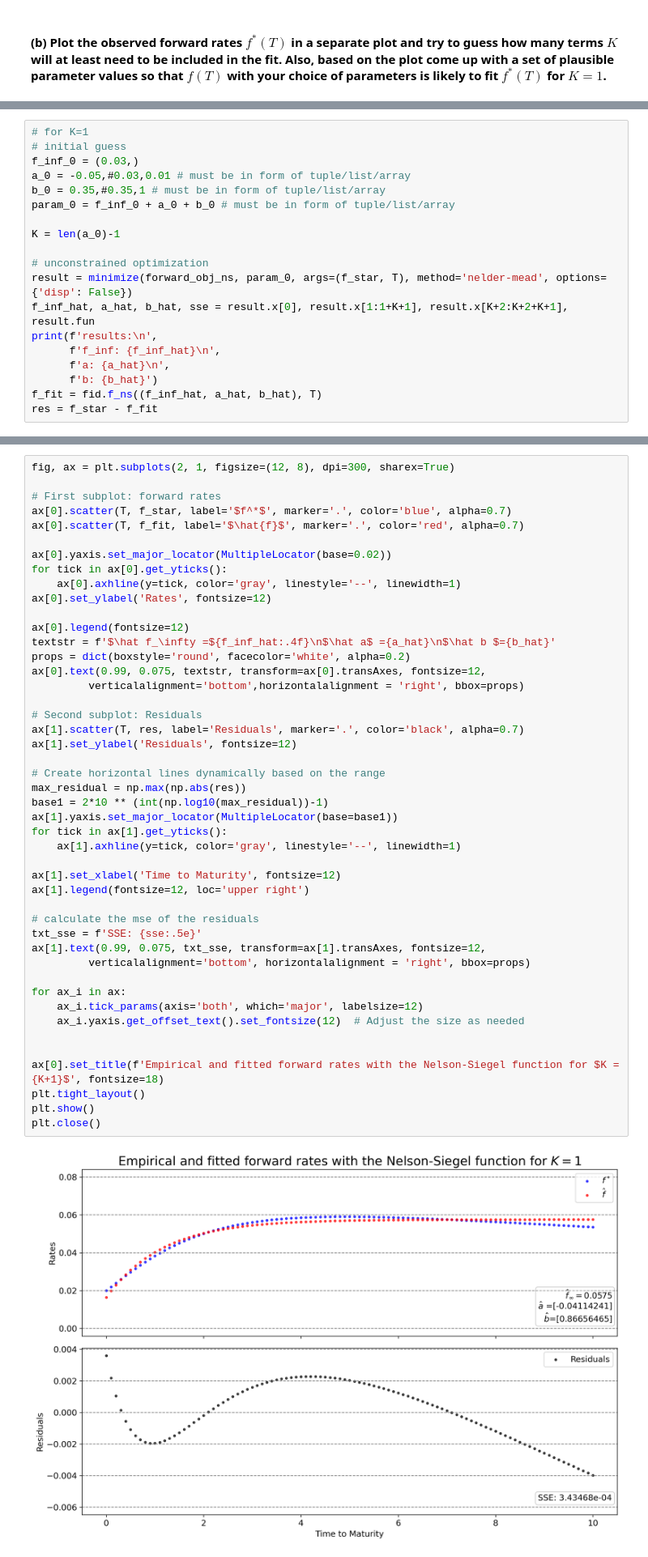
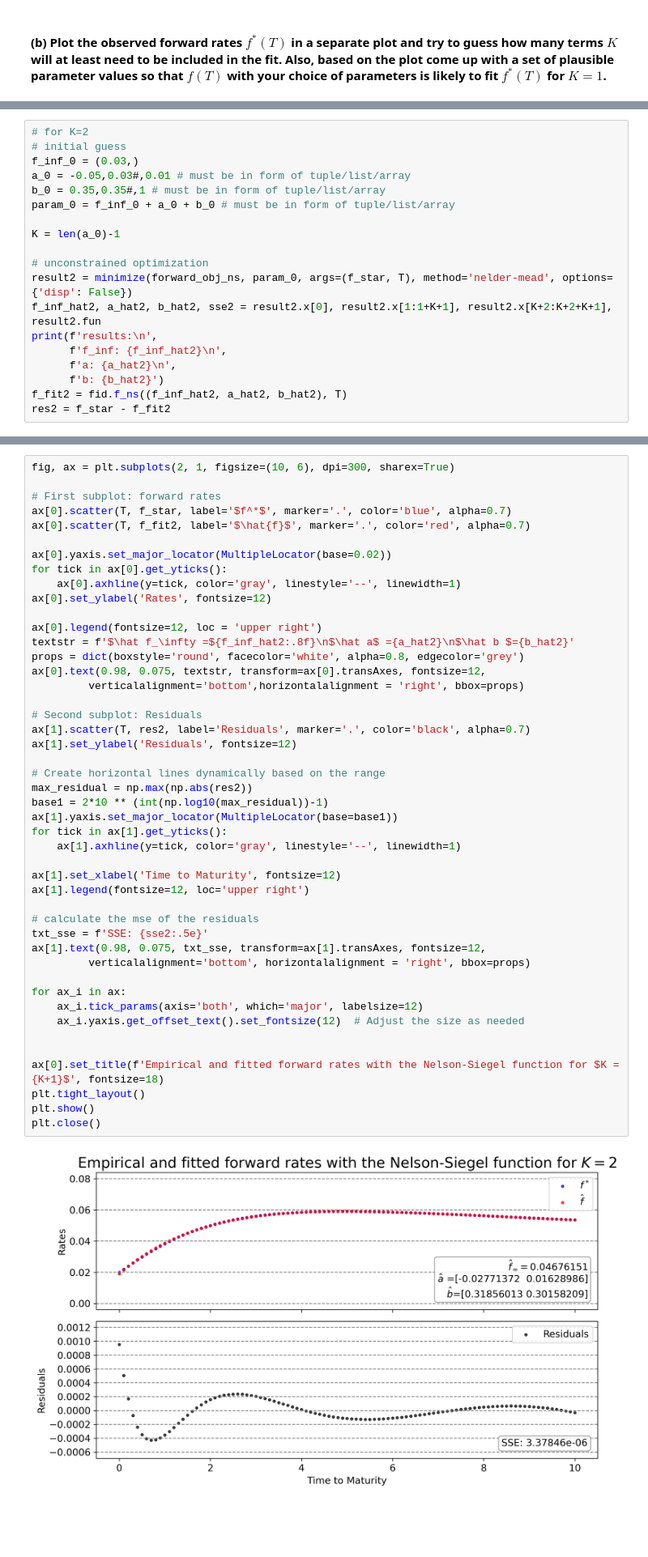
Before and after one commit to johanoelgaard/FixedIncome, a Jupyter notebook: Problem Sets/Problem Set 7/ps7.ipynb, the cells around one changed output, grey strips where cells are left out. Shown at 81% size. Drawn from its saved outputs; the diff is of its cells as text; blank space fills up the shorter version.

```diff
--- a/Problem Sets/Problem Set 7/ps7.ipynb
+++ b/Problem Sets/Problem Set 7/ps7.ipynb
@@ -209,21 +243,21 @@ K = len(a_0)-1
 # %%
-# for K=1
+# for K=2
 # initial guess
 f_inf_0 = (0.03,)
-a_0 = -0.05,#0.03,0.01 # must be in form of tuple/list/array
-b_0 = 0.35,#0.35,1 # must be in form of tuple/list/array
+a_0 = -0.05,0.03#,0.01 # must be in form of tuple/list/array
+b_0 = 0.35,0.35#,1 # must be in form of tuple/list/array
 param_0 = f_inf_0 + a_0 + b_0 # must be in form of tuple/list/array
 
 K = len(a_0)-1
 
 # unconstrained optimization
-result = minimize(forward_obj_ns, param_0, args=(f_star, T), method='nelder-mead', options={'disp': False})
-f_inf_hat, a_hat, b_hat, sse = result.x[0], result.x[1:1+K+1], result.x[K+2:K+2+K+1], result.fun
+result2 = minimize(forward_obj_ns, param_0, args=(f_star, T), method='nelder-mead', options={'disp': False})
+f_inf_hat2, a_hat2, b_hat2, sse2 = result2.x[0], result2.x[1:1+K+1], result2.x[K+2:K+2+K+1], result2.fun
 print(f'results:\n',
-      f'f_inf: {f_inf_hat}\n',
-      f'a: {a_hat}\n',
-      f'b: {b_hat}')
-f_fit = fid.f_ns((f_inf_hat, a_hat, b_hat), T)
-res = f_star - f_fit
+      f'f_inf: {f_inf_hat2}\n',
+      f'a: {a_hat2}\n',
+      f'b: {b_hat2}')
+f_fit2 = fid.f_ns((f_inf_hat2, a_hat2, b_hat2), T)
+res2 = f_star - f_fit2
 # %% [output]
 results:
@@ -233,49 +267,49 @@ results:
 # %%
-fig, ax = plt.subplots(2, 1, figsize=(12, 8), dpi=300, sharex=True)
+fig, ax = plt.subplots(2, 1, figsize=(10, 6), dpi=300, sharex=True)
 
 # First subplot: forward rates
 ax[0].scatter(T, f_star, label='$f^*$', marker='.', color='blue', alpha=0.7)
-ax[0].scatter(T, f_fit, label='$\hat{f}$', marker='.', color='red', alpha=0.7)
+ax[0].scatter(T, f_fit2, label='$\hat{f}$', marker='.', color='red', alpha=0.7)
 
 ax[0].yaxis.set_major_locator(MultipleLocator(base=0.02))
 for tick in ax[0].get_yticks():
     ax[0].axhline(y=tick, color='gray', linestyle='--', linewidth=1)
 ax[0].set_ylabel('Rates', fontsize=12)
 
-ax[0].legend(fontsize=12)
-textstr = f'$\hat f_\infty =${f_inf_hat:.4f}\n$\hat a$ ={a_hat}\n$\hat b $={b_hat}'
-props = dict(boxstyle='round', facecolor='white', alpha=0.2)
-ax[0].text(0.99, 0.075, textstr, transform=ax[0].transAxes, fontsize=12,
+ax[0].legend(fontsize=12, loc = 'upper right')
+textstr = f'$\hat f_\infty =${f_inf_hat2:.8f}\n$\hat a$ ={a_hat2}\n$\hat b $={b_hat2}'
+props = dict(boxstyle='round', facecolor='white', alpha=0.8, edgecolor='grey')
+ax[0].text(0.98, 0.075, textstr, transform=ax[0].transAxes, fontsize=12,
          verticalalignment='bottom',horizontalalignment = 'right', bbox=props)
 
 # Second subplot: Residuals
-ax[1].scatter(T, res, label='Residuals', marker='.', color='black', alpha=0.7)
+ax[1].scatter(T, res2, label='Residuals', marker='.', color='black', alpha=0.7)
 ax[1].set_ylabel('Residuals', fontsize=12)
 
 # Create horizontal lines dynamically based on the range
-max_residual = np.max(np.abs(res))
+max_residual = np.max(np.abs(res2))
 base1 = 2*10 ** (int(np.log10(max_residual))-1)
 ax[1].yaxis.set_major_locator(MultipleLocator(base=base1))
 for tick in ax[1].get_yticks():
     ax[1].axhline(y=tick, color='gray', linestyle='--', linewidth=1)
 
 ax[1].set_xlabel('Time to Maturity', fontsize=12)
 ax[1].legend(fontsize=12, loc='upper right')
 
 # calculate the mse of the residuals
-txt_sse = f'SSE: {sse:.5e}'
-ax[1].text(0.99, 0.075, txt_sse, transform=ax[1].transAxes, fontsize=12,
+txt_sse = f'SSE: {sse2:.5e}'
+ax[1].text(0.98, 0.075, txt_sse, transform=ax[1].transAxes, fontsize=12,
          verticalalignment='bottom', horizontalalignment = 'right', bbox=props)
 
 for ax_i in ax:
     ax_i.tick_params(axis='both', which='major', labelsize=12)
     ax_i.yaxis.get_offset_text().set_fontsize(12)  # Adjust the size as needed
 
 
 ax[0].set_title(f'Empirical and fitted forward rates with the Nelson-Siegel function for $K = {K+1}$', fontsize=18)
 plt.tight_layout()
 plt.show()
 plt.close()
 # %% [output]
-[figure, old version]
+[figure, new version]
 # %%
```
Also changed, not shown: parts of 33 cells of this notebook.
